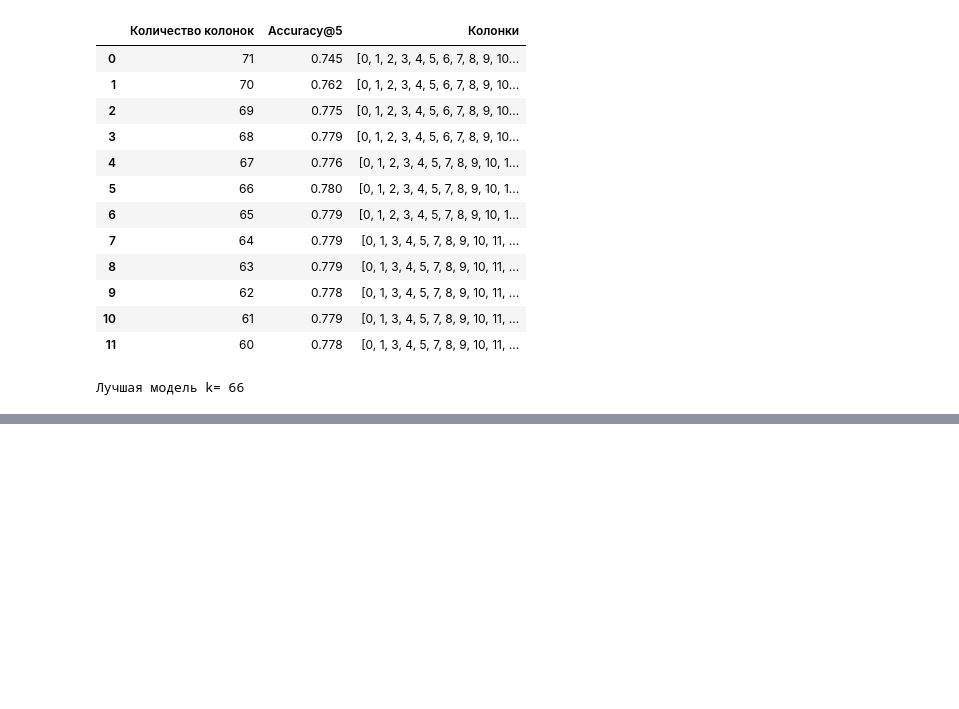
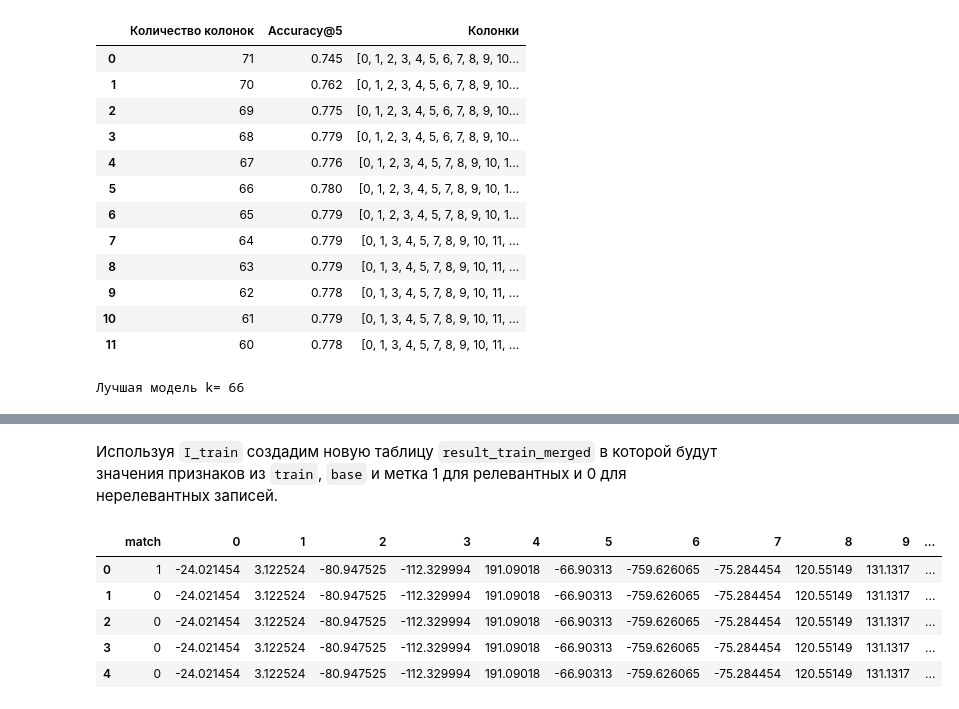
Before and after one commit to 9yx/matching, a Jupyter notebook: matching.ipynb, the cells around one changed output, grey strips where cells are left out. Saved outputs shown, nothing was run; the diff lists cells and outputs as text; code cells hidden in the pictures; blank space fills up the shorter version.

```diff
--- a/matching.ipynb
+++ b/matching.ipynb
@@ -408,7 +418,7 @@ ivf_index = None
 accuracy = 0
 
 for k in reversed(range(60, df_base.shape[1])):
-    temp_D, temp_I, temp_df_train_scaled, temp_df_base_scaled, temp_df_valid_scaled, temp_features_names, temp_acc, temp_ivf_index = search_best_columns(df_base, df_train, df_train_y, k)
+    temp_D, temp_I, temp_df_train_scaled, temp_df_base_scaled, temp_df_valid_scaled, temp_features_names, temp_acc, temp_ivf_index = search_best_columns(k)
     result.append({"Количество колонок": k, "Accuracy@5": round(temp_acc, 3), "Колонки": temp_features_names})
     if accuracy < temp_acc:
         D = temp_D
@@ -420,7 +430,7 @@ for k in reversed(range(60, df_base.shape[1])):
         accuracy = temp_acc
         ivf_index = temp_ivf_index
 display(pd.DataFrame(result))
-print("Лучшая модель k=", len(features_names))
+print("Лучшая метрика при k=", len(features_names))
 # %% [output]
 |  | Количество колонок | Accuracy@5 | Колонки |
 | 0 | 71 | 0.745 | [0, 1, 2, 3, 4, 5, 6, 7, 8, 9, 10... |
@@ -439,38 +454,42 @@ print("Лучшая модель k=", len(features_names))
 # %%
-# D_train, I_train = ivf_index.search(np.ascontiguousarray(df_train_scaled).astype('float32'), 25)
+D_train, I_train = ivf_index.search(np.ascontiguousarray(df_train_scaled).astype('float32'), 25)
+# %% [markdown]
+Используя `I_train` cоздадим новую таблицу `result_train_merged` в которой будут значения признаков из `train`, `base` и метка 1 для релевантных и 0 для нерелевантных записей.
 # %%
-# results = []
-# results_base = []
-#
-# reverse_base_index = {v: k for k, v in enumerate(df_base.index.to_list())}
-#
-# for i in df_base.index.to_list():
-#     real_row = {
-#         "index_in_train": i,
-#         "index_in_base": i,
-#         "match": 1
-#     }
-#     results_base.append(real_row)
-#
-#
-# for i, (neighbors, true_target) in enumerate(zip(I_train, df_train_y.values)):
-#     real_row = {
-#         "index_in_train": i,
-#         "index_in_base": reverse_base_index[true_target],
-#         "match": 1
-#     }
-#     results.append(real_row)
-#
-#     for neighbor_idx in neighbors:
-#         base_target = base_index[neighbor_idx]
-#         match = int(base_target == true_target)
-#         result_row = {
-#             "index_in_train": i,
-#             "index_in_base": neighbor_idx,
-#             "match": match
-#         }
-#         if match == 0:
-#             results.append(result_row)
-#
-# result_df = pd.DataFrame(results)
-# result_base_df = pd.DataFrame(results_base)
+results = []
+
+reverse_base_index = {v: k for k, v in enumerate(df_base.index.to_list())}
+
+for i, (neighbors, true_target) in enumerate(zip(I_train, df_train_y.values)):
+    real_row = {
+        "index_in_train": i,
+        "index_in_base": reverse_base_index[true_target],
+        "match": 1
+    }
+    results.append(real_row)
+
+    for neighbor_idx in neighbors:
+        base_target = base_index[neighbor_idx]
+        match = int(base_target == true_target)
+        result_row = {
+            "index_in_train": i,
+            "index_in_base": neighbor_idx,
+            "match": match
+        }
+        if match == 0:
+            results.append(result_row)
+
+result_df = pd.DataFrame(results)
+joined_rows1 = df_train.iloc[result_df['index_in_train']]
+joined_rows2 = df_base.iloc[result_df['index_in_base']]
+result_train_merged = result_df.join(joined_rows1.reset_index(drop=True), rsuffix="train")
+result_train_merged = result_train_merged.join(joined_rows2.reset_index(drop=True), rsuffix="base")
+result_train_merged = result_train_merged.drop(['index_in_train', 'index_in_base'], axis=1)
+result_train_merged.head(5)
+# %% [output]
+|  | match | 0 | 1 | 2 | 3 | 4 | 5 | 6 | 7 | 8 | 9 | ... |
+| 0 | 1 | -24.021454 | 3.122524 | -80.947525 | -112.329994 | 191.09018 | -66.90313 | -759.626065 | -75.284454 | 120.55149 | 131.1317 | ... |
+| 1 | 0 | -24.021454 | 3.122524 | -80.947525 | -112.329994 | 191.09018 | -66.90313 | -759.626065 | -75.284454 | 120.55149 | 131.1317 | ... |
+| 2 | 0 | -24.021454 | 3.122524 | -80.947525 | -112.329994 | 191.09018 | -66.90313 | -759.626065 | -75.284454 | 120.55149 | 131.1317 | ... |
+| 3 | 0 | -24.021454 | 3.122524 | -80.947525 | -112.329994 | 191.09018 | -66.90313 | -759.626065 | -75.284454 | 120.55149 | 131.1317 | ... |
+| 4 | 0 | -24.021454 | 3.122524 | -80.947525 | -112.329994 | 191.09018 | -66.90313 | -759.626065 | -75.284454 | 120.55149 | 131.1317 | ... |
```
Also changed, not shown: parts of 40 cells of this notebook.
